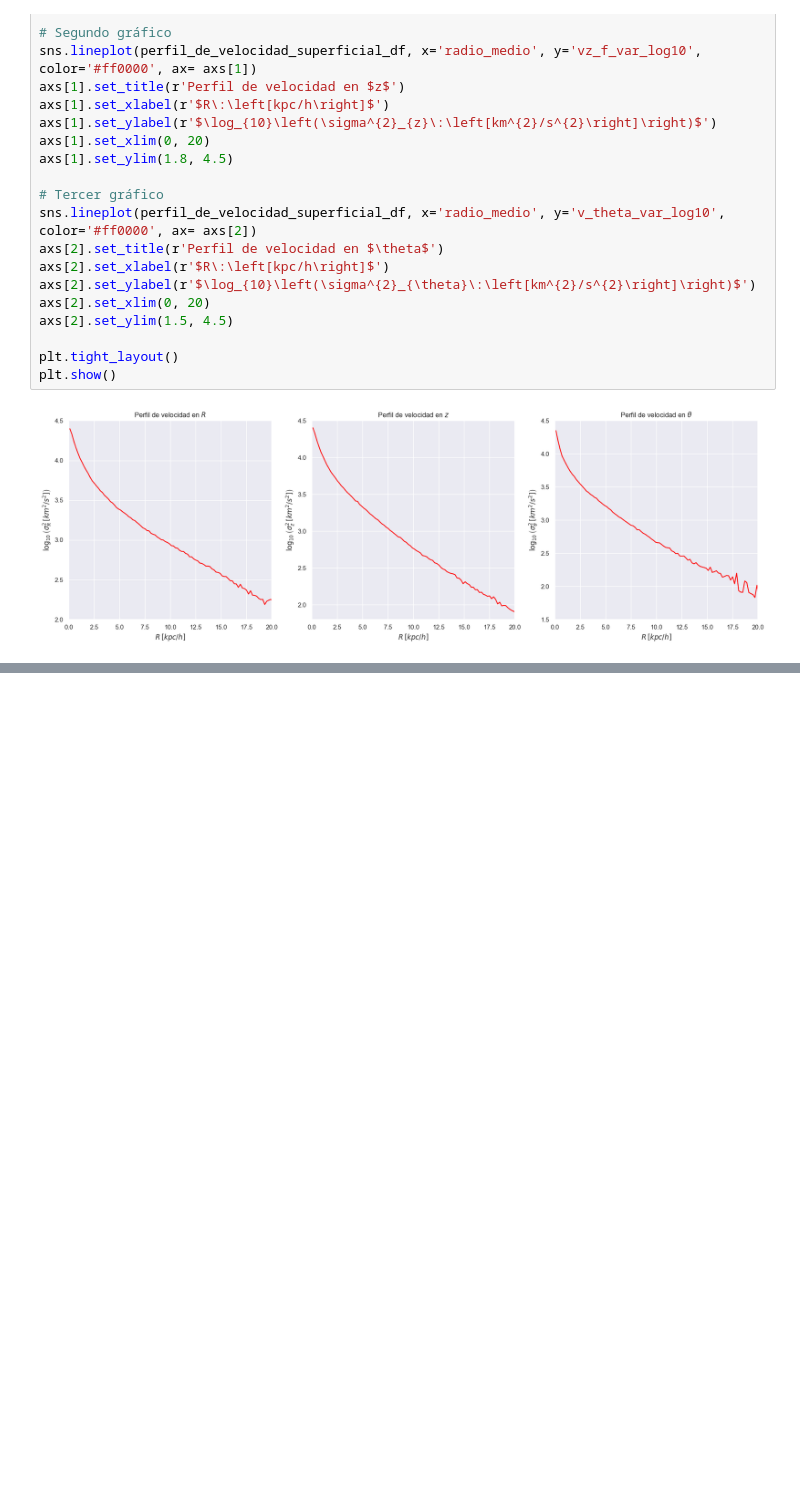
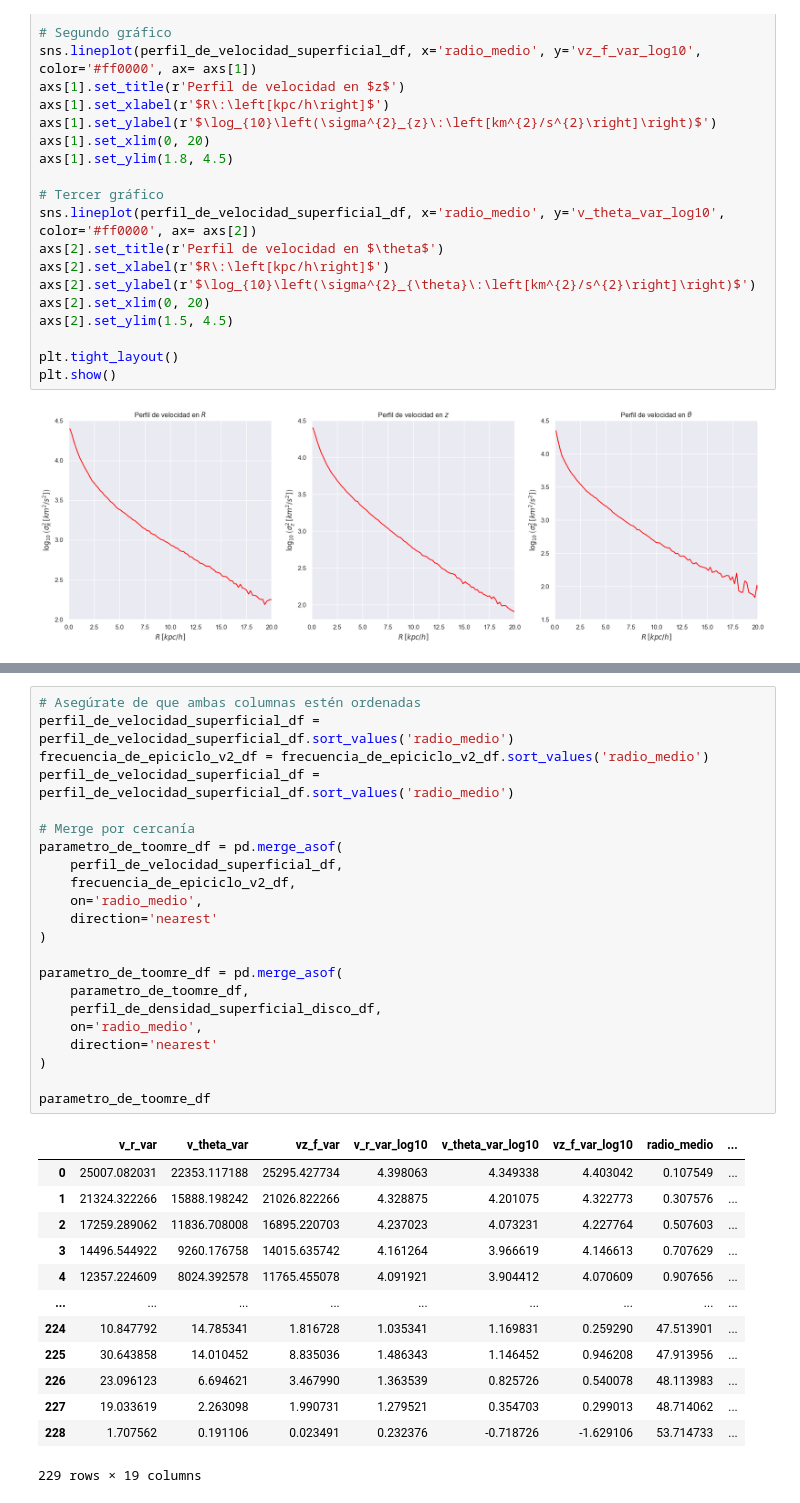
Before and after one commit to sperezp23/Analizador_de_Galaxias, a Jupyter notebook: Ensayos.ipynb, the cells around one changed output, grey strips where cells are left out. Cells and saved outputs as stored; diff of their text form; blank space fills up the shorter version.

```diff
--- a/Ensayos.ipynb
+++ b/Ensayos.ipynb
@@ -492,0 +573,36 @@ frecuencia_de_epiciclo_df.plot(x='radio_medio', y='kappa')
+# %%
+# Asegúrate de que ambas columnas estén ordenadas
+perfil_de_velocidad_superficial_df = perfil_de_velocidad_superficial_df.sort_values('radio_medio')
+frecuencia_de_epiciclo_v2_df = frecuencia_de_epiciclo_v2_df.sort_values('radio_medio')
+perfil_de_velocidad_superficial_df = perfil_de_velocidad_superficial_df.sort_values('radio_medio')
+
+# Merge por cercanía
+parametro_de_toomre_df = pd.merge_asof(
+    perfil_de_velocidad_superficial_df,
+    frecuencia_de_epiciclo_v2_df,
+    on='radio_medio',
+    direction='nearest'
+)
+
+parametro_de_toomre_df = pd.merge_asof(
+    parametro_de_toomre_df,
+    perfil_de_densidad_superficial_disco_df,
+    on='radio_medio',
+    direction='nearest'
+)
+
+parametro_de_toomre_df
+# %% [output]
+|  | v_r_var | v_theta_var | vz_f_var | v_r_var_log10 | v_theta_var_log10 | vz_f_var_log10 | radio_medio | ... |
+| 0 | 25007.082031 | 22353.117188 | 25295.427734 | 4.398063 | 4.349338 | 4.403042 | 0.107549 | ... |
+| 1 | 21324.322266 | 15888.198242 | 21026.822266 | 4.328875 | 4.201075 | 4.322773 | 0.307576 | ... |
+| 2 | 17259.289062 | 11836.708008 | 16895.220703 | 4.237023 | 4.073231 | 4.227764 | 0.507603 | ... |
+| 3 | 14496.544922 | 9260.176758 | 14015.635742 | 4.161264 | 3.966619 | 4.146613 | 0.707629 | ... |
+| 4 | 12357.224609 | 8024.392578 | 11765.455078 | 4.091921 | 3.904412 | 4.070609 | 0.907656 | ... |
+| ... | ... | ... | ... | ... | ... | ... | ... | ... |
+| 224 | 10.847792 | 14.785341 | 1.816728 | 1.035341 | 1.169831 | 0.259290 | 47.513901 | ... |
+| 225 | 30.643858 | 14.010452 | 8.835036 | 1.486343 | 1.146452 | 0.946208 | 47.913956 | ... |
+| 226 | 23.096123 | 6.694621 | 3.467990 | 1.363539 | 0.825726 | 0.540078 | 48.113983 | ... |
+| 227 | 19.033619 | 2.263098 | 1.990731 | 1.279521 | 0.354703 | 0.299013 | 48.714062 | ... |
+| 228 | 1.707562 | 0.191106 | 0.023491 | 0.232376 | -0.718726 | -1.629106 | 53.714733 | ... |
+229 rows × 19 columns
```
Also changed, not shown: parts of 9 cells of this notebook.
